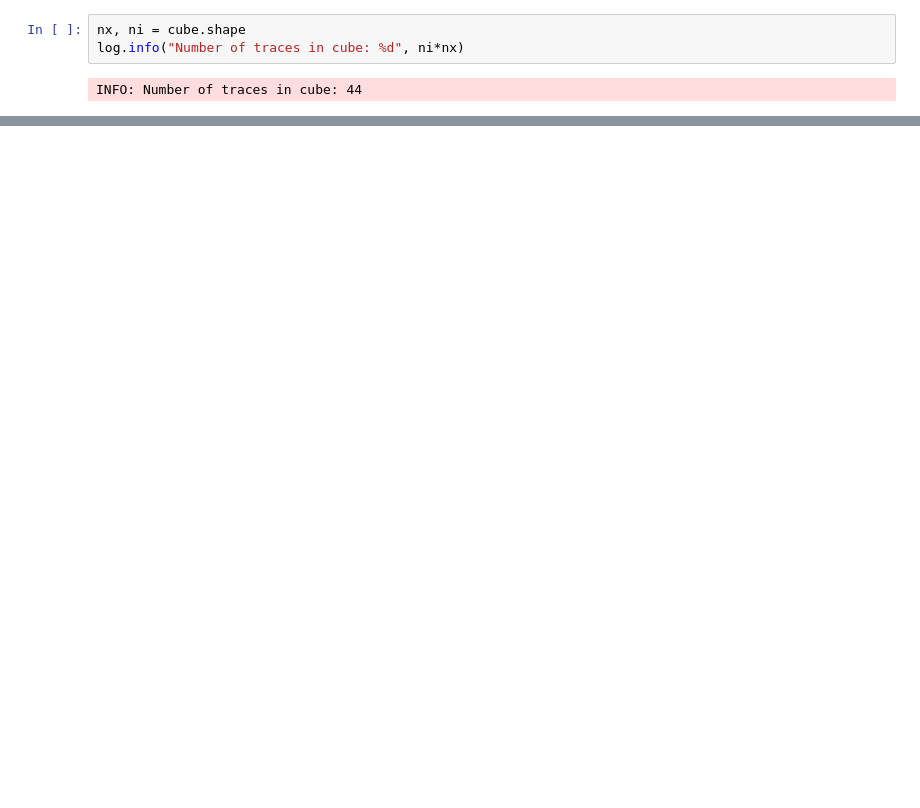
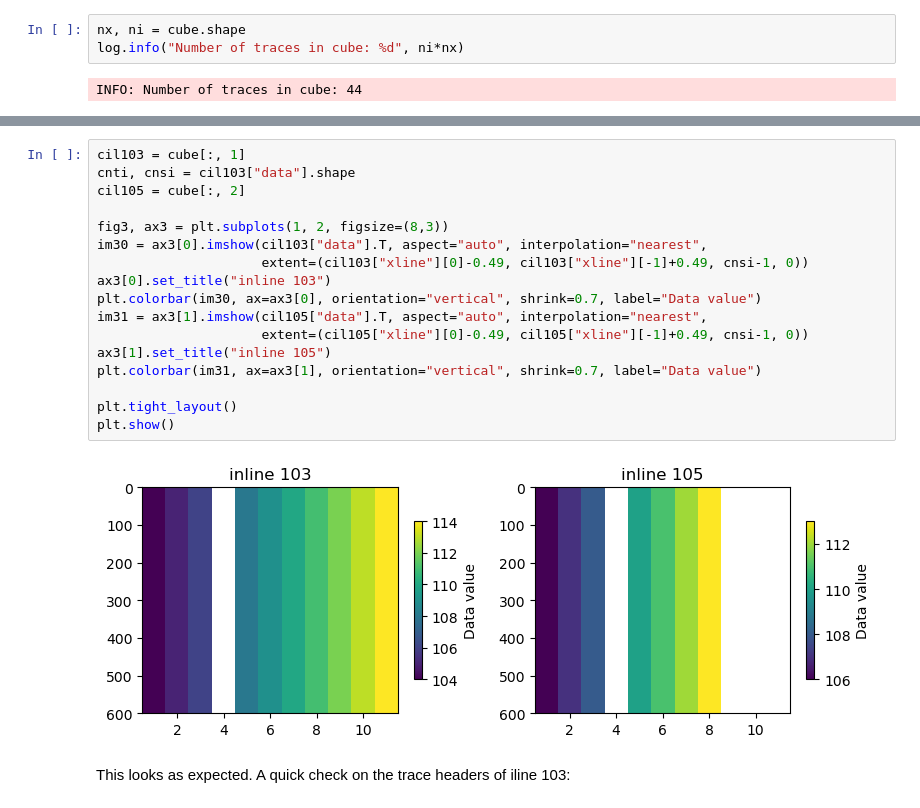
Before and after one commit to ThomasHertweck/seisio, a Jupyter notebook: examples/07_ensemble_to_cube.ipynb, the cells around one changed output, grey strips where cells are left out. Cells and saved outputs as stored; diff of their text form; blank space fills up the shorter version.

```diff
--- a/examples/07_ensemble_to_cube.ipynb
+++ b/examples/07_ensemble_to_cube.ipynb
@@ -116,0 +122,21 @@ As expected, this gives basically the same result as before but the padding for
+# %%
+cil103 = cube[:, 1]
+cnti, cnsi = cil103["data"].shape
+cil105 = cube[:, 2]
+
+fig3, ax3 = plt.subplots(1, 2, figsize=(8,3))
+im30 = ax3[0].imshow(cil103["data"].T, aspect="auto", interpolation="nearest",
+                     extent=(cil103["xline"][0]-0.49, cil103["xline"][-1]+0.49, cnsi-1, 0))
+ax3[0].set_title("inline 103")
+plt.colorbar(im30, ax=ax3[0], orientation="vertical", shrink=0.7, label="Data value")
+im31 = ax3[1].imshow(cil105["data"].T, aspect="auto", interpolation="nearest",
+                     extent=(cil105["xline"][0]-0.49, cil105["xline"][-1]+0.49, cnsi-1, 0))
+ax3[1].set_title("inline 105")
+plt.colorbar(im31, ax=ax3[1], orientation="vertical", shrink=0.7, label="Data value")
+
+plt.tight_layout()
+plt.show()
+# %% [output]
+[figure, added]
+# %% [markdown]
+This looks as expected. A quick check on the trace headers of iline 103:
```
Also changed, not shown: parts of 15 cells of this notebook, 3 other files.
